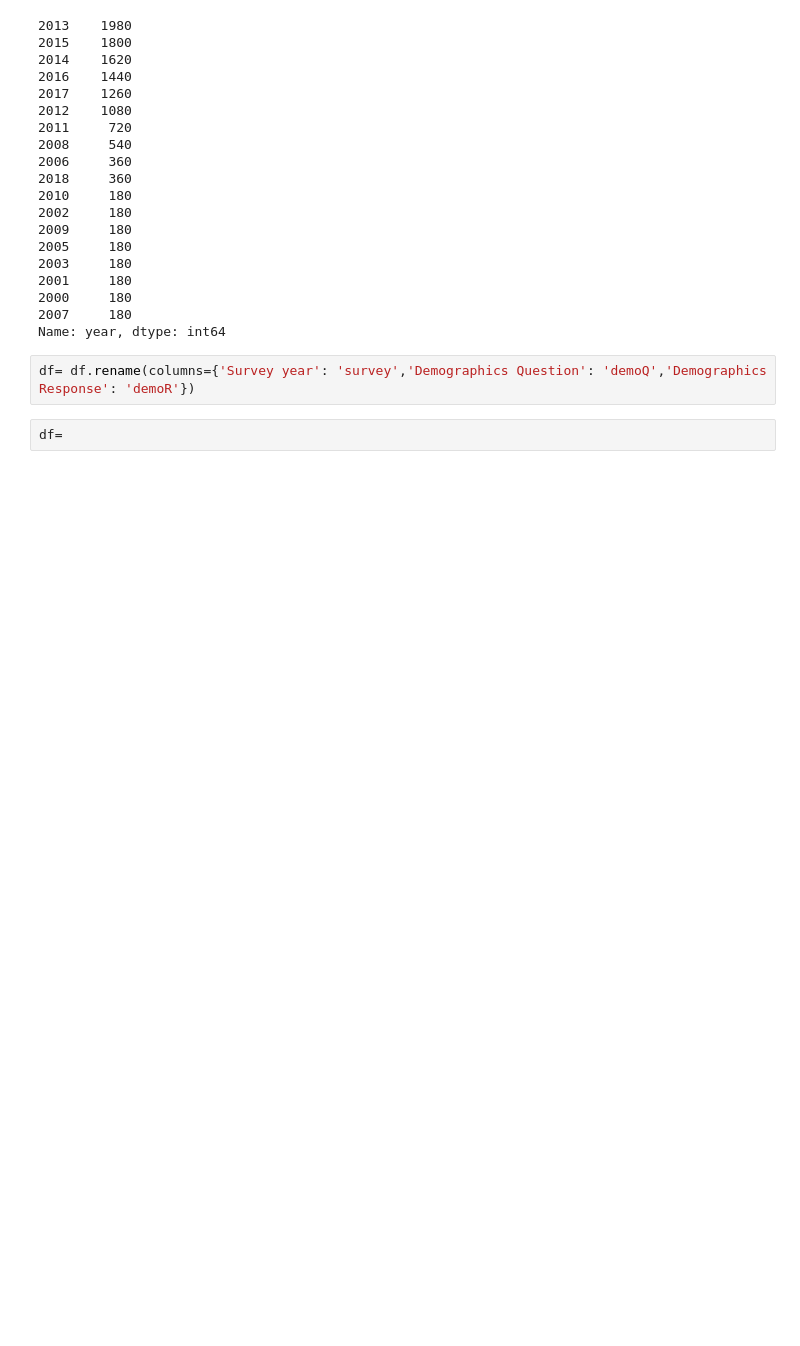
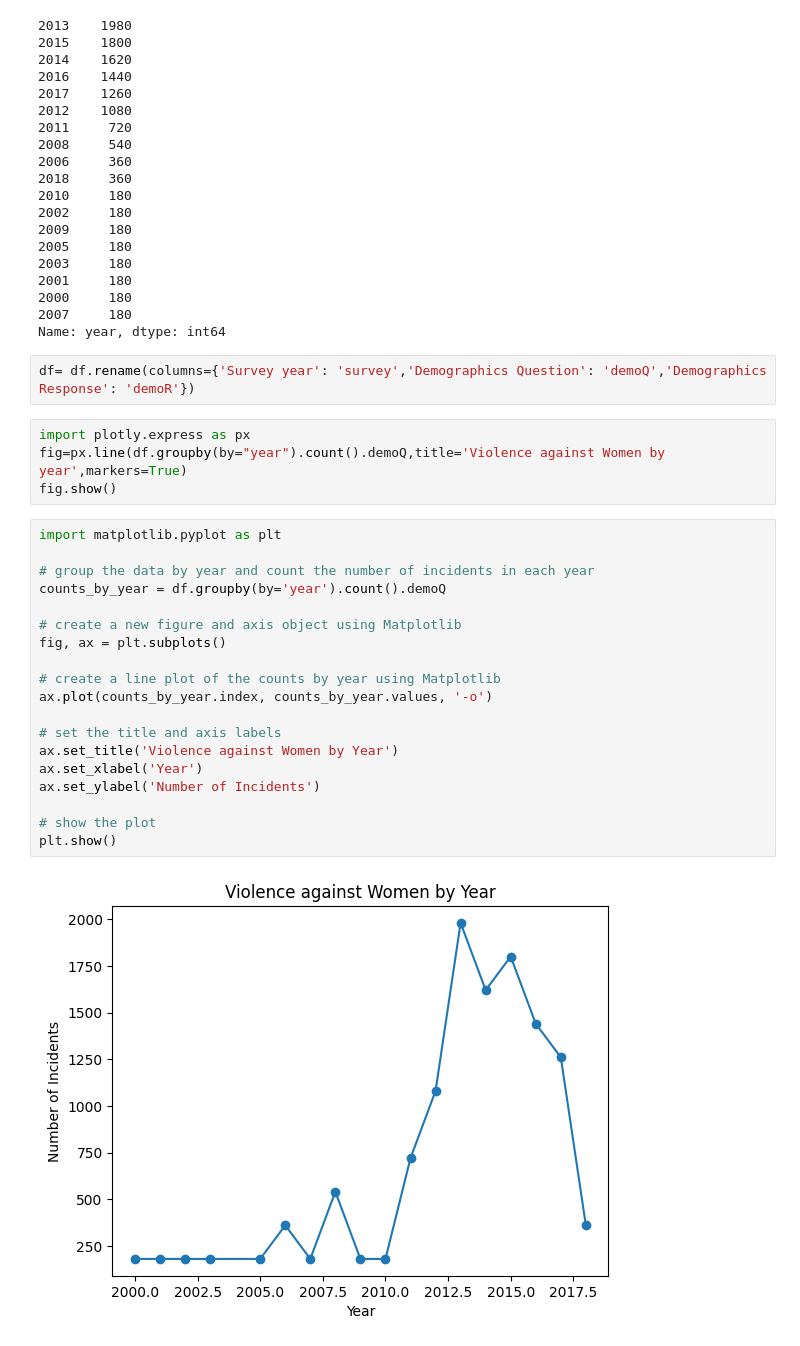
Before and after one commit to prerana30/Gender_violence, a Jupyter notebook: code.ipynb, the cells around one changed output. Cells and saved outputs as stored; diff of their text form; blank space fills up the shorter version.

Commit message:
Imported matlotlib and plotly

```diff
--- a/code.ipynb
+++ b/code.ipynb
@@ -119,5 +120,28 @@ df["year"].value_counts()
 Name: year, dtype: int64
 # %%
 df= df.rename(columns={'Survey year': 'survey','Demographics Question': 'demoQ','Demographics Response': 'demoR'})
-# %%
-df=
+# %%
+import plotly.express as px
+fig=px.line(df.groupby(by="year").count().demoQ,title='Violence against Women by year',markers=True)
+fig.show()
+# %%
+import matplotlib.pyplot as plt
+
+# group the data by year and count the number of incidents in each year
+counts_by_year = df.groupby(by='year').count().demoQ
+
+# create a new figure and axis object using Matplotlib
+fig, ax = plt.subplots()
+
+# create a line plot of the counts by year using Matplotlib
+ax.plot(counts_by_year.index, counts_by_year.values, '-o')
+
+# set the title and axis labels
+ax.set_title('Violence against Women by Year')
+ax.set_xlabel('Year')
+ax.set_ylabel('Number of Incidents')
+
+# show the plot
+plt.show()
+# %% [output]
+[figure, added]
```
Also changed, not shown: parts of 2 cells of this notebook.
